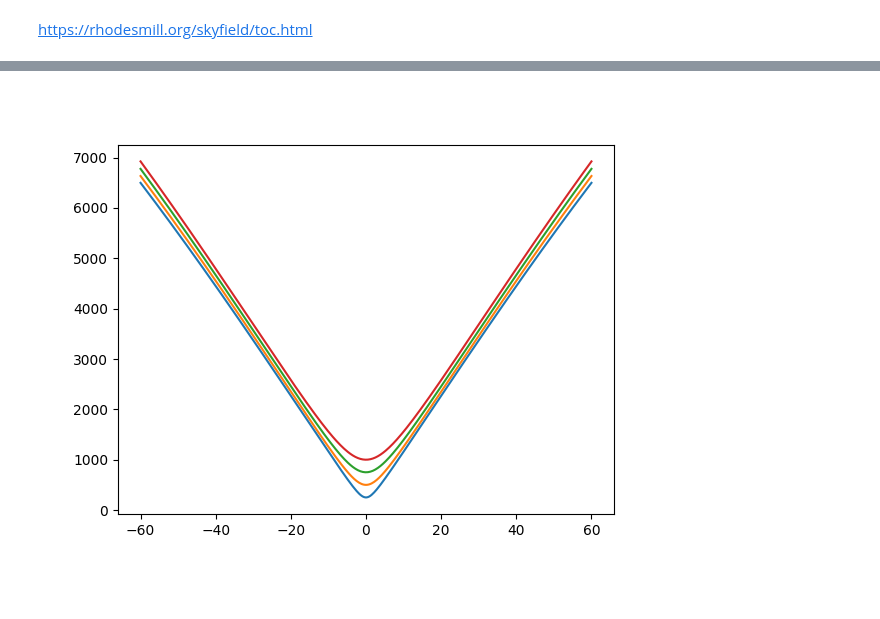
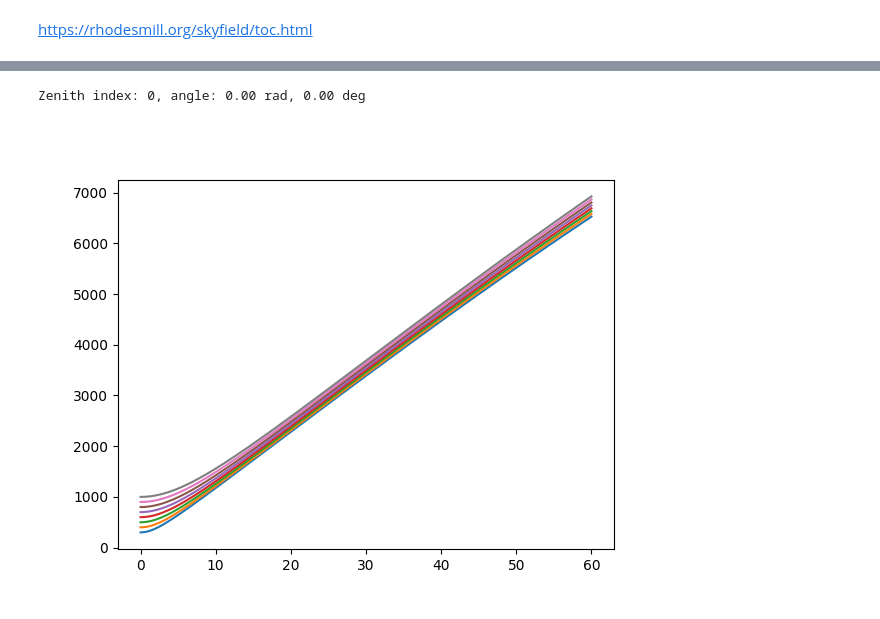
Before and after one commit to kamilix2003/sat-ant, a Jupyter notebook: sat_path.ipynb, the cells around one changed output, grey strips where cells are left out. Drawn from its saved outputs; the diff is of its cells as text; code cells hidden in the pictures.

```diff
--- a/sat_path.ipynb
+++ b/sat_path.ipynb
@@ -9,9 +9,9 @@ import scipy as sp
 earth_radius = 6371 * 1e3
 # %%
 max_slant_angle = np.radians(60)
-ang1 = np.linspace(-1, 1, 360) * max_slant_angle
-ang2 = np.linspace(-1, 1, 360) * max_slant_angle
-sat_alts = np.arange(250, 1000+1, 250) * 1e3
+ang1 = np.linspace(0, 1, 360) * max_slant_angle
+ang2 = np.linspace(0, 1, 360) * max_slant_angle
+sat_alts = np.arange(300, 1000+1, 100) * 1e3
 ang1_deg = np.degrees(ang1); ang2_deg = np.degrees(ang2)
 ang1_mesh, ang2_mesh, sat_alt_mesh = np.meshgrid(ang1, ang2, sat_alts)
 ang1_mesh_deg = np.degrees(ang1_mesh); ang2_mesh_deg = np.degrees(ang2_mesh)
@@ -47,11 +47,15 @@ plt.show()
 # %%
 fig = plt.figure()
 ax = plt.subplot(111)
 
+zenith_idx = np.argmin(np.abs(ang1))
+print(f"Zenith index: {zenith_idx}, angle: {ang1[zenith_idx]:.2f} rad, {ang1_deg[zenith_idx]:.2f} deg")
+
 for i, alt in enumerate(sat_alts):
-  ax.plot(ang1_mesh_deg[180, :, i], sat_distance[:, 180, i] / 1e3, label=f'{alt/1e3:.0f} km')
+  ax.plot(ang1_mesh_deg[zenith_idx, :, i], sat_distance[:, zenith_idx, i] / 1e3, label=f'{alt/1e3:.0f} km')
 
 ax.autoscale_view()
 plt.show()
 # %% [output]
+Zenith index: 0, angle: 0.00 rad, 0.00 deg
-[figure, old version]
+[figure, new version]
```
Also changed, not shown: parts of 3 cells of this notebook, 1 other file.
